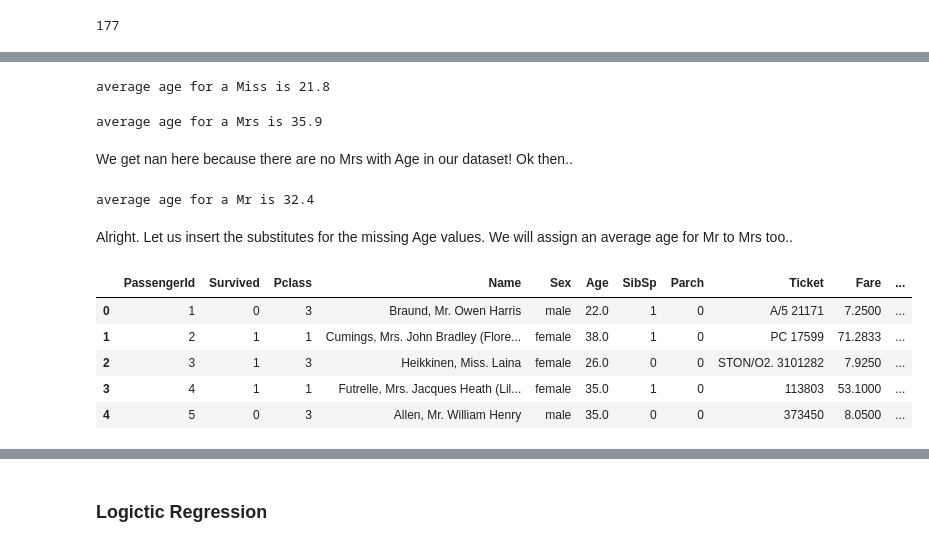
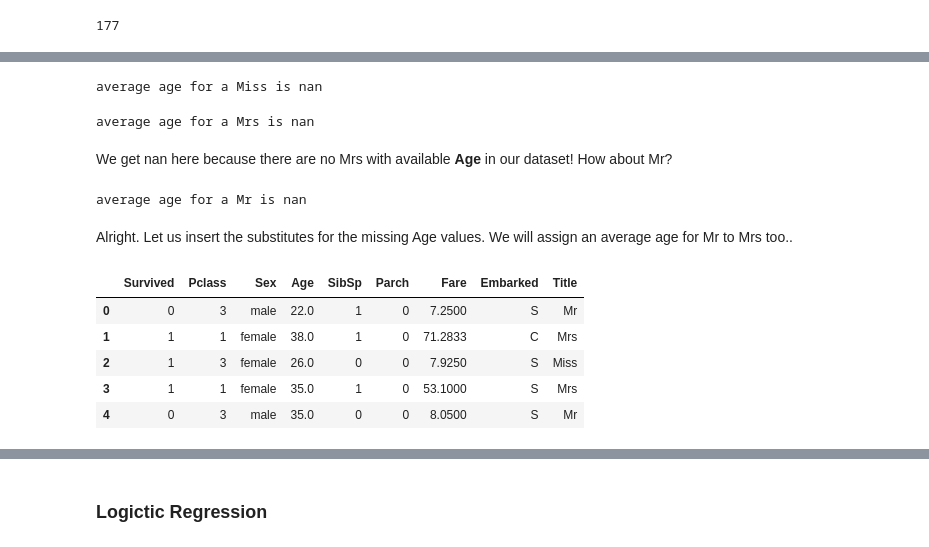
Before and after one commit to eeghor/kaggle-titanic, a Jupyter notebook: titanic-data-analysis.ipynb, the cells around one changed output, grey strips where cells are left out. Drawn from its saved outputs; the diff is of its cells as text; code cells hidden in the pictures.

```diff
--- a/titanic-data-analysis.ipynb
+++ b/titanic-data-analysis.ipynb
@@ -41,4 +52,0 @@ Let's extract first names, surnames and titles into additional columns. Note tha
-# %%
-training_df["First_Name"] = training_df["Name"].apply(lambda _: _.split()[2])
-training_df["Surname"] = training_df["Name"].apply(lambda _: _.split(",")[0])
-training_df["Title"] = training_df["Name"].apply(lambda _: re.findall(",\s+(\w+)\.",_)[0] if len(re.findall(",\s+(\w+)\.",_)) > 0 else None)
@@ -55,0 +56,4 @@ training_df.head(5)
+# %%
+training_df["Title"]=training_df["Name"].apply(lambda _: _.split(",")[1].split(".")[0])
+tdf = training_df.drop(["PassengerId","Name","Ticket","Cabin"],axis=1)  # call a new smaller data frame tdf
+tdf.head(5)
@@ -109,33 +121,33 @@ Note that 714 records do have Age (as we noticed before) and if we approximate a
 # %%
-aver_age_miss = round(training_df[~training_df["Age"].isnull()  & (training_df["Title"].isin(["Miss","Ms"]))]["Age"].mean(),1)
+aver_age_miss = round(tdf[~tdf["Age"].isnull()  & (tdf["Title"].isin(["Miss","Ms"]))]["Age"].mean(),1)
 print("average age for a Miss is {}".format(aver_age_miss))
 # %% [output]
-average age for a Miss is 21.8
+average age for a Miss is nan
 # %%
-aver_age_mrs = round(training_df[~training_df["Age"].isnull()  & (training_df["Title"].isin(["Mrs"]))]["Age"].mean(),1)
+aver_age_mrs = round(tdf[~tdf["Age"].isnull()  & (tdf["Title"].isin(["Mrs"]))]["Age"].mean(),1)
 print("average age for a Mrs is {}".format(aver_age_mrs))
 # %% [output]
-average age for a Mrs is 35.9
+average age for a Mrs is nan
 # %% [markdown]
-We get nan here because there are no Mrs with Age in our dataset! Ok then..
+We get nan here because there are no Mrs with available **Age** in our dataset! How about Mr?
 # %%
-aver_age_mr = round(training_df[~training_df["Age"].isnull()  & (training_df["Title"].isin(["Mr"]))]["Age"].mean(),1)
+aver_age_mr = round(tdf[~tdf["Age"].isnull()  & (tdf["Title"].isin(["Mr"]))]["Age"].mean(),1)
 print("average age for a Mr is {}".format(aver_age_mr))
 # %% [output]
-average age for a Mr is 32.4
+average age for a Mr is nan
 # %% [markdown]
 Alright. Let us insert the substitutes for the missing Age values. We will assign an average age for Mr to Mrs too..
 # %%
-miss_idx = training_df["Title"].isin(["Miss","Ms"])  # rows where we have Miss or Ms
-training_df.loc[miss_idx,"Age"].fillna(aver_age_miss)
-mrs_idx = training_df["Title"].isin(["Mr","Mrs"])
-training_df.loc[mrs_idx,"Age"].fillna(aver_age_mr)
-training_df.count()
-training_df.head(5)
+miss_idx = tdf["Title"].isin(["Miss","Ms"])  # rows where we have Miss or Ms
+tdf.loc[miss_idx,"Age"].fillna(aver_age_miss)
+mrs_idx = tdf["Title"].isin(["Mr","Mrs"])
+tdf.loc[mrs_idx,"Age"].fillna(aver_age_mr)
+tdf.count()
+tdf.head(5)
 # %% [output]
-|  | PassengerId | Survived | Pclass | Name | Sex | Age | SibSp | Parch | Ticket | Fare | ... |
-| 0 | 1 | 0 | 3 | Braund, Mr. Owen Harris | male | 22.0 | 1 | 0 | A/5 21171 | 7.2500 | ... |
-| 1 | 2 | 1 | 1 | Cumings, Mrs. John Bradley (Flore... | female | 38.0 | 1 | 0 | PC 17599 | 71.2833 | ... |
-| 2 | 3 | 1 | 3 | Heikkinen, Miss. Laina | female | 26.0 | 0 | 0 | STON/O2. 3101282 | 7.9250 | ... |
-| 3 | 4 | 1 | 1 | Futrelle, Mrs. Jacques Heath (Lil... | female | 35.0 | 1 | 0 | 113803 | 53.1000 | ... |
-| 4 | 5 | 0 | 3 | Allen, Mr. William Henry | male | 35.0 | 0 | 0 | 373450 | 8.0500 | ... |
+|  | Survived | Pclass | Sex | Age | SibSp | Parch | Fare | Embarked | Title |
+| 0 | 0 | 3 | male | 22.0 | 1 | 0 | 7.2500 | S | Mr |
+| 1 | 1 | 1 | female | 38.0 | 1 | 0 | 71.2833 | C | Mrs |
+| 2 | 1 | 3 | female | 26.0 | 0 | 0 | 7.9250 | S | Miss |
+| 3 | 1 | 1 | female | 35.0 | 1 | 0 | 53.1000 | S | Mrs |
+| 4 | 0 | 3 | male | 35.0 | 0 | 0 | 8.0500 | S | Mr |
```
Also changed, not shown: parts of 40 cells of this notebook.
